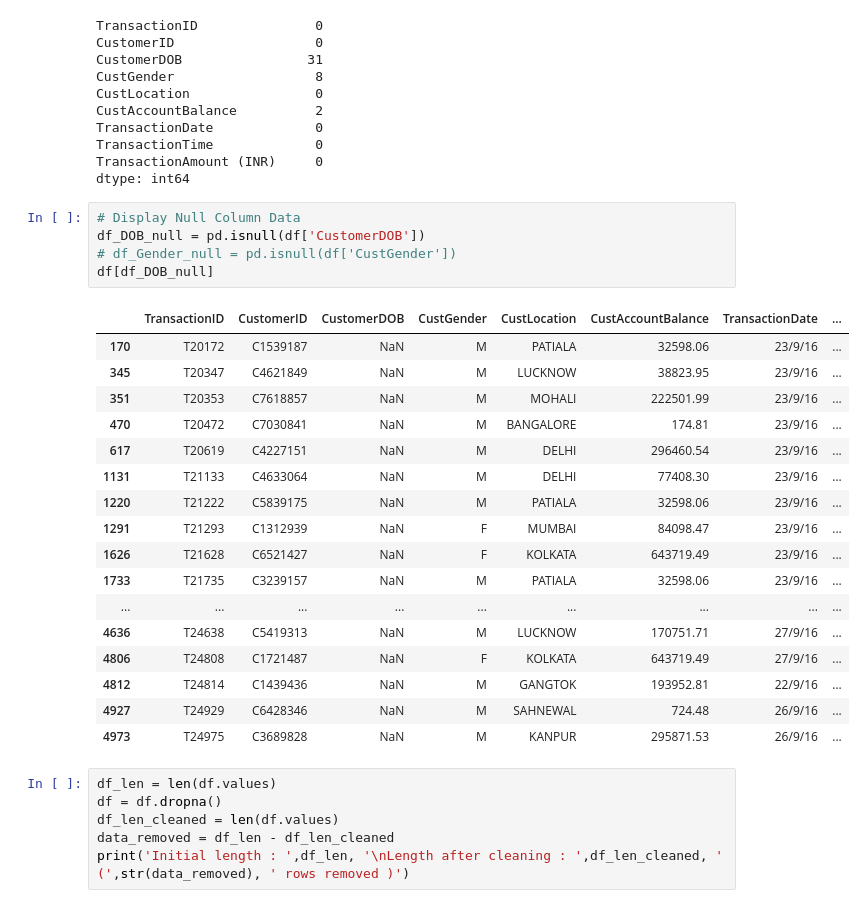
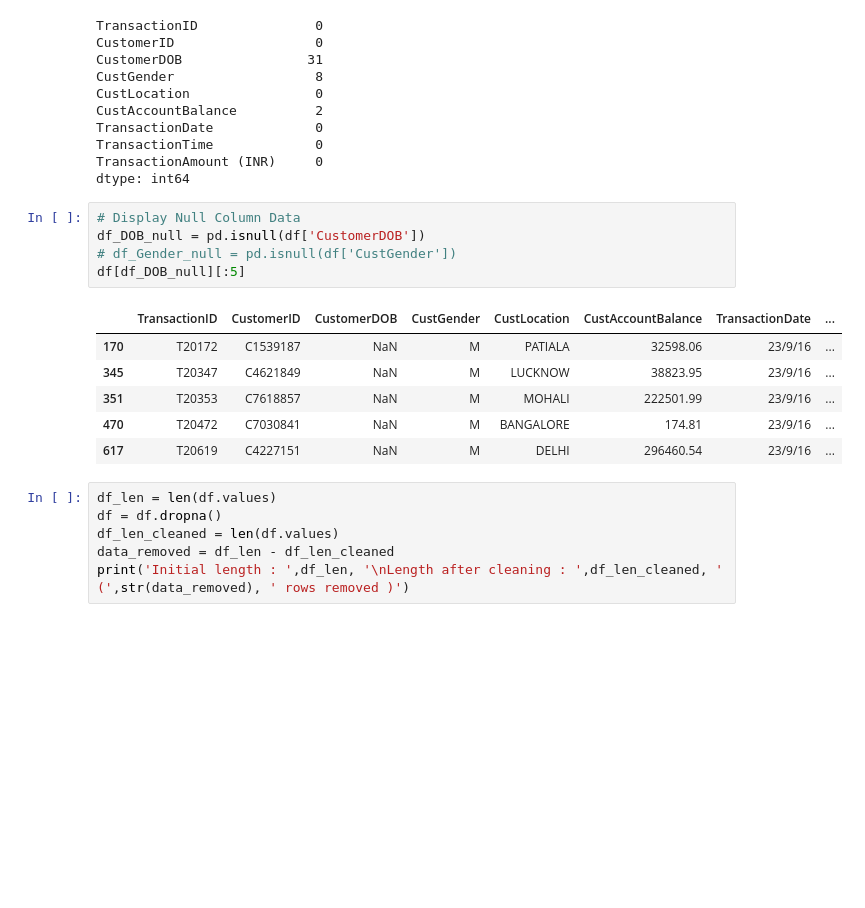
Before and after one commit to danielhermawan02/Bank-Segmentation-Analysis, a Jupyter notebook: EDA.ipynb, the cells around one changed output. Saved outputs shown, nothing was run; the diff lists cells and outputs as text; blank space fills up the shorter version.

```diff
--- a/EDA.ipynb
+++ b/EDA.ipynb
@@ -65,26 +65,15 @@ dtype: int64
 # %%
 # Display Null Column Data
 df_DOB_null = pd.isnull(df['CustomerDOB'])
 # df_Gender_null = pd.isnull(df['CustGender'])
-df[df_DOB_null]
+df[df_DOB_null][:5]
 # %% [output]
 |  | TransactionID | CustomerID | CustomerDOB | CustGender | CustLocation | CustAccountBalance | TransactionDate | ... |
 | 170 | T20172 | C1539187 | NaN | M | PATIALA | 32598.06 | 23/9/16 | ... |
 | 345 | T20347 | C4621849 | NaN | M | LUCKNOW | 38823.95 | 23/9/16 | ... |
 | 351 | T20353 | C7618857 | NaN | M | MOHALI | 222501.99 | 23/9/16 | ... |
 | 470 | T20472 | C7030841 | NaN | M | BANGALORE | 174.81 | 23/9/16 | ... |
 | 617 | T20619 | C4227151 | NaN | M | DELHI | 296460.54 | 23/9/16 | ... |
-| 1131 | T21133 | C4633064 | NaN | M | DELHI | 77408.30 | 23/9/16 | ... |
-| 1220 | T21222 | C5839175 | NaN | M | PATIALA | 32598.06 | 23/9/16 | ... |
-| 1291 | T21293 | C1312939 | NaN | F | MUMBAI | 84098.47 | 23/9/16 | ... |
-| 1626 | T21628 | C6521427 | NaN | F | KOLKATA | 643719.49 | 23/9/16 | ... |
-| 1733 | T21735 | C3239157 | NaN | M | PATIALA | 32598.06 | 23/9/16 | ... |
-| ... | ... | ... | ... | ... | ... | ... | ... | ... |
-| 4636 | T24638 | C5419313 | NaN | M | LUCKNOW | 170751.71 | 27/9/16 | ... |
-| 4806 | T24808 | C1721487 | NaN | F | KOLKATA | 643719.49 | 27/9/16 | ... |
-| 4812 | T24814 | C1439436 | NaN | M | GANGTOK | 193952.81 | 22/9/16 | ... |
-| 4927 | T24929 | C6428346 | NaN | M | SAHNEWAL | 724.48 | 26/9/16 | ... |
-| 4973 | T24975 | C3689828 | NaN | M | KANPUR | 295871.53 | 26/9/16 | ... |
 # %%
 df_len = len(df.values)
 df = df.dropna()
```
Also changed, not shown: parts of 3 cells of this notebook.
